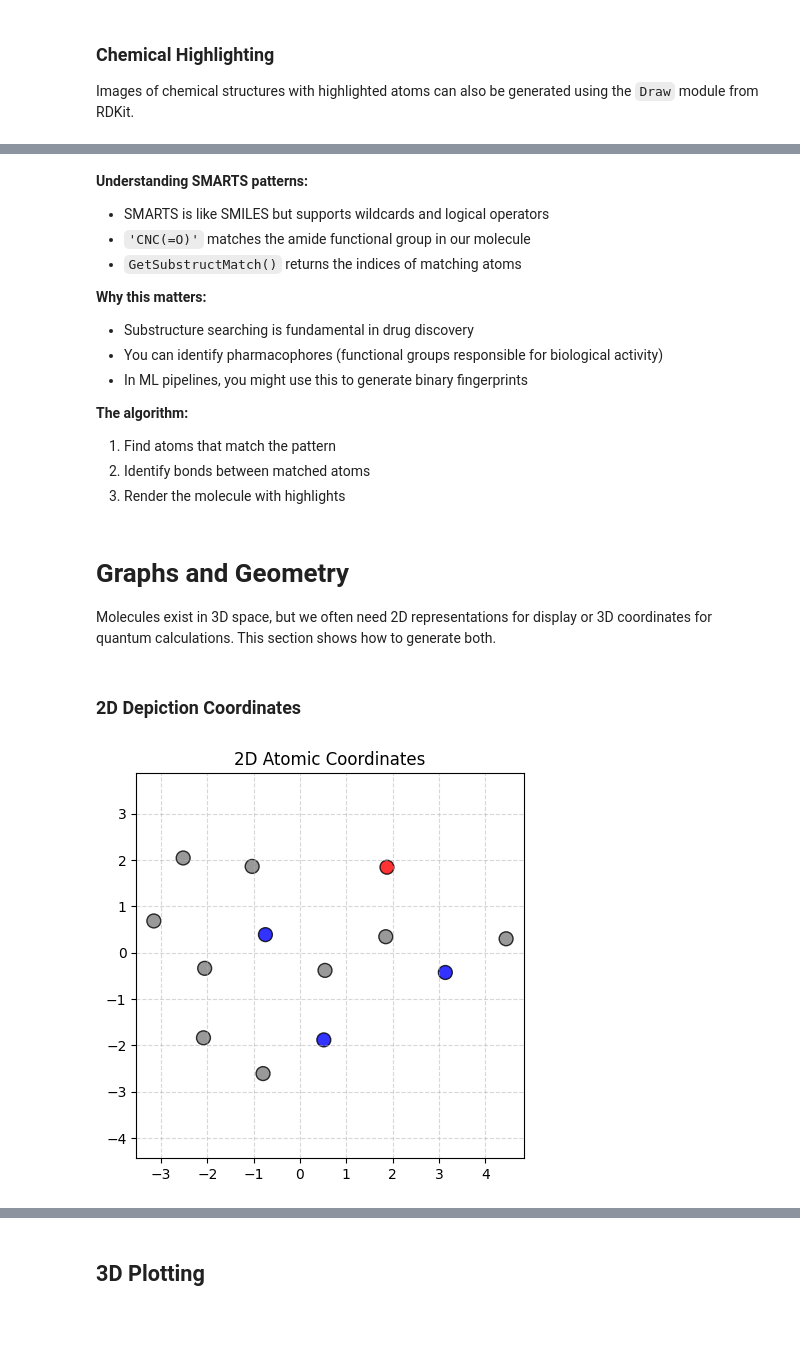
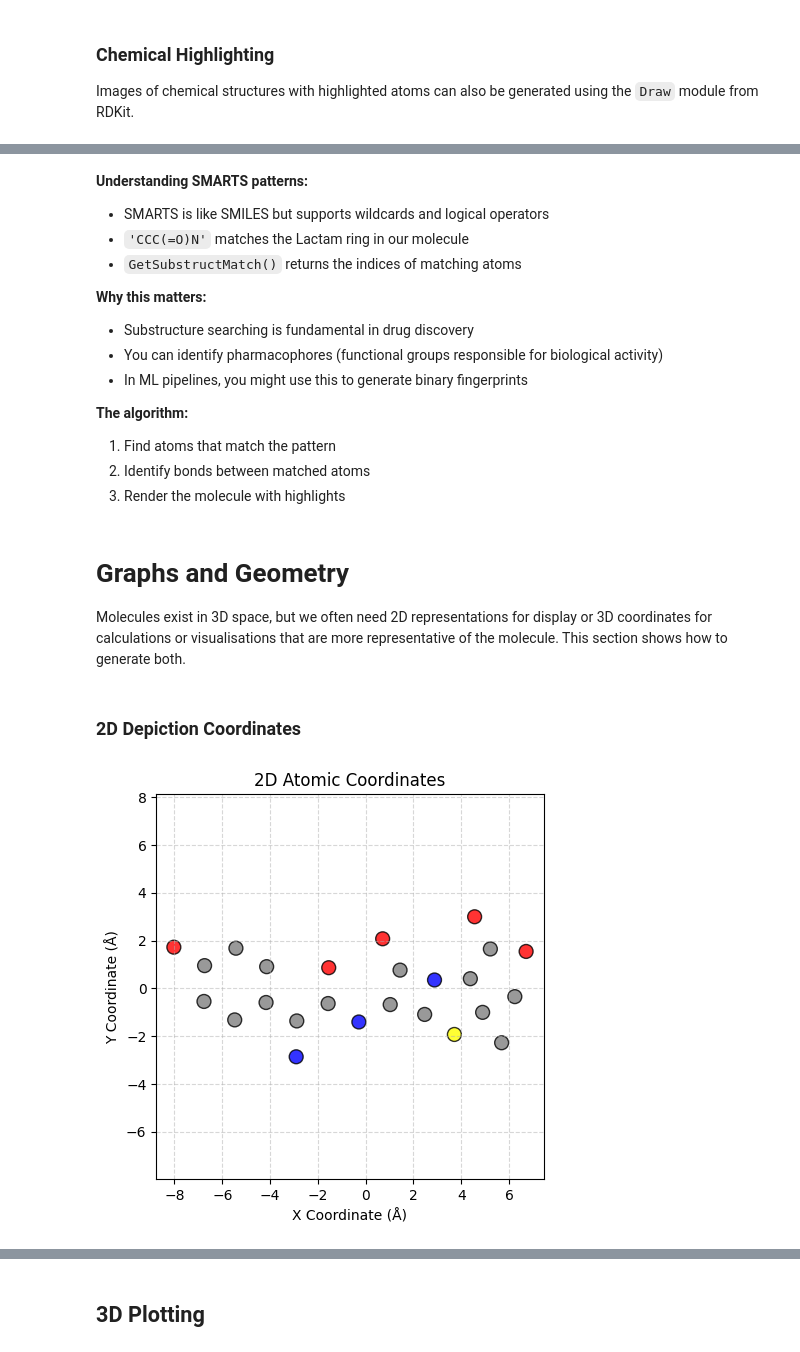
Before and after one commit to CodeHalwell/chemical-graph-series, a Jupyter notebook: notebooks/01_Building_Graphs.ipynb, the cells around one changed output, grey strips where cells are left out. Cells and saved outputs as stored; diff of their text form; code cells hidden in the pictures; blank space fills up the shorter version.

```diff
--- a/notebooks/01_Building_Graphs.ipynb
+++ b/notebooks/01_Building_Graphs.ipynb
@@ -30,9 +69,10 @@ For example: `CNC(=O)c1nccc2cccn12` represents a specific organic molecule.
 # %% [markdown]
 ### Parsing and Displaying the Structure
 # %%
-smiles = 'CNC(=O)c1nccc2cccn12'
-molecule = Chem.MolFromSmiles(smiles)
-from rdkit.Chem import Draw
-img = Draw.MolToImage(molecule)
+smiles = 'CC1([C@@H](N2[C@H](S1)[C@@H](C2=O)NC(=O)[C@@H](C3=CC=C(C=C3)O)N)C(=O)O)C' # SMILES string for chemical compound, in this case Amoxicillin
+molecule = Chem.MolFromSmiles(smiles) # Convert SMILES string to molecule object
+img = Draw.MolToImage(molecule) # Convert molecule object to image
+
+# Display image
 display(img)
 # %% [output]
@@ -88,7 +131,7 @@ SVG(d.GetDrawingText())
 # %% [markdown]
 **Understanding SMARTS patterns:**
 - SMARTS is like SMILES but supports wildcards and logical operators
-- `'CNC(=O)'` matches the amide functional group in our molecule
+- `'CCC(=O)N'` matches the Lactam ring in our molecule
 - `GetSubstructMatch()` returns the indices of matching atoms
 
 **Why this matters:**
@@ -104,14 +147,10 @@ SVG(d.GetDrawingText())
 # Graphs and Geometry
 
 Molecules exist in 3D space, but we often need 2D representations for display
-or 3D coordinates for quantum calculations. This section shows how to generate both.
+or 3D coordinates for calculations or visualisations that are more representative of the molecule. This section shows how to generate both.
 # %% [markdown]
 ### 2D Depiction Coordinates
 # %%
-from rdkit import Chem
-from rdkit.Chem import AllChem
-import matplotlib.pyplot as plt
-
 def generate_structure_depiction(mol, template_mol=None):
     """
     Generates 2D coordinates for a molecule, optionally matching a template structure.
@@ -123,40 +162,39 @@ def generate_structure_depiction(mol, template_mol=None):
     # If a template is provided, align the molecule to the template
     if template_mol is not None:
         AllChem.GenerateDepictionMatching2DStructure(mol, template_mol)
 
     # Extract coordinates
     conformer = mol.GetConformer()
     coords = conformer.GetPositions()
     return coords
 
 coords = generate_structure_depiction(molecule)
 
 # Define atom colors (CPK-like)
 cpk_colors = {
     'C': 'gray',
     'O': 'red',
     'N': 'blue',
     'S': 'yellow',
-    'P': 'orange',
-    'F': 'green',
-    'Cl': 'green',
-    'Br': 'darkred',
-    'I': 'purple',
     'H': 'lightgray'
 }
 
 # Get colors for each atom in the molecule
 colors = [cpk_colors.get(atom.GetSymbol(), 'black') for atom in molecule.GetAtoms()]
 
-# Visualize the atomic positions
+import matplotlib.pyplot as plt
+
+# Visualise the atomic positions (coordinates are in Angstroms)
 plt.figure(figsize=(5, 5))
 plt.scatter(coords[:, 0], coords[:, 1], s=100, c=colors, alpha=0.8, edgecolors='black')
 plt.title("2D Atomic Coordinates")
+plt.xlabel("X Coordinate (Å)")
+plt.ylabel("Y Coordinate (Å)")
 plt.axis('equal')
 plt.grid(True, linestyle='--', alpha=0.5)
 plt.show()
 # %% [output]
-[figure, old version]
+[figure, new version]
 # %% [markdown]
 **What are depiction coordinates?**
 - These aren't "real" 3D coordinates from physics
```
Also changed, not shown: parts of 31 cells of this notebook.
